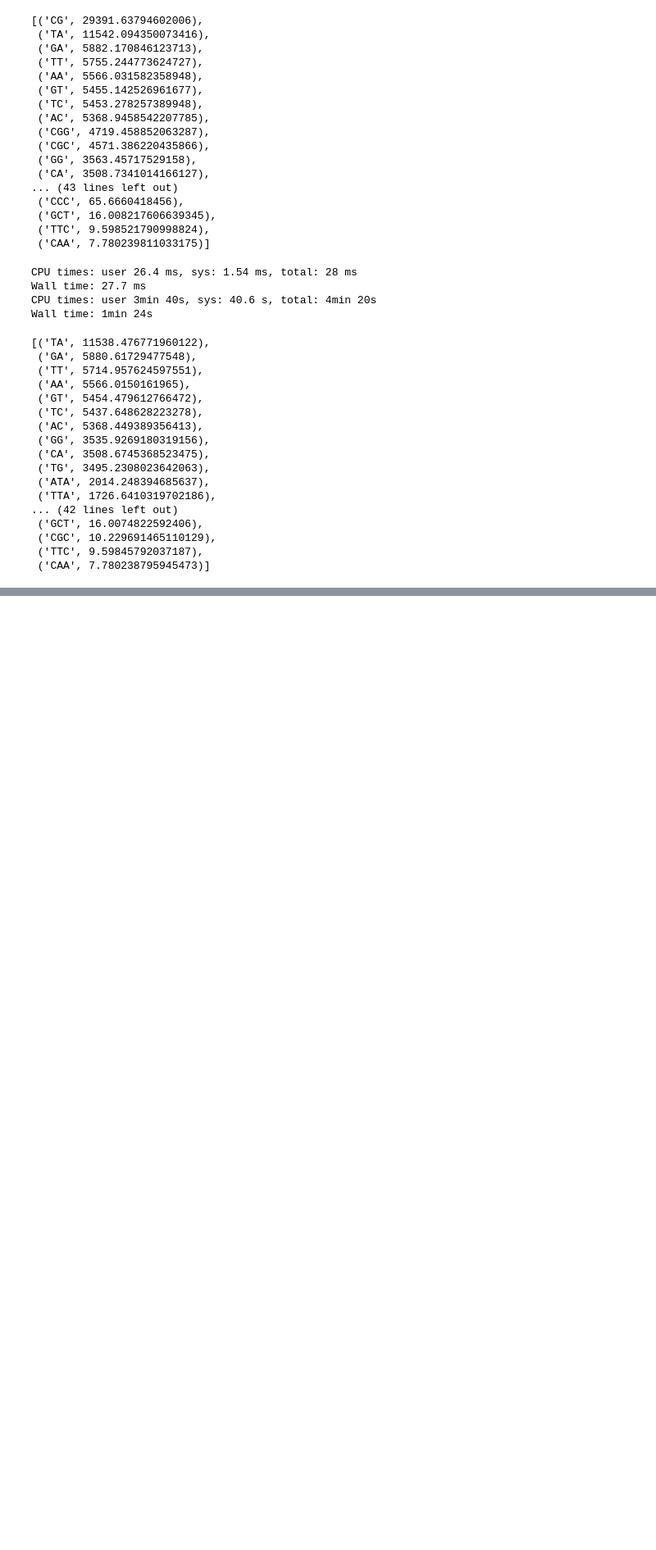
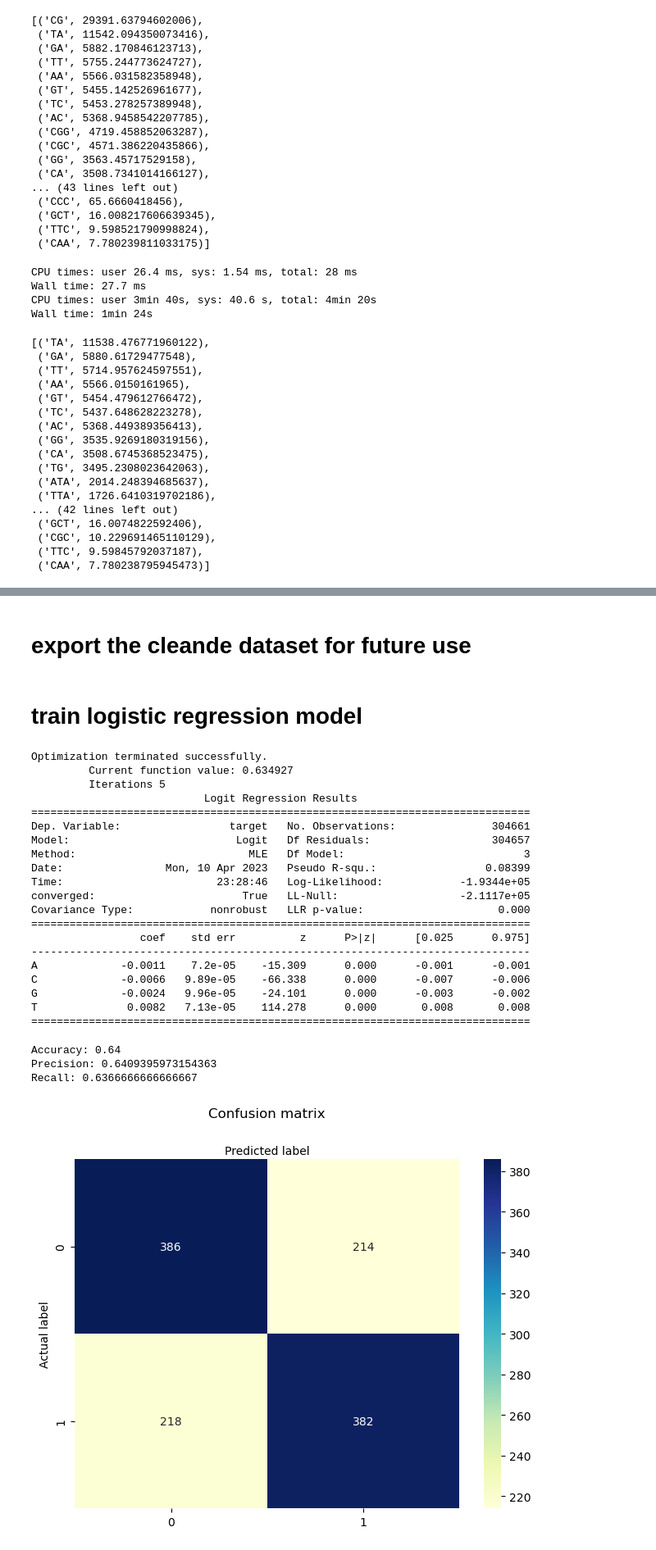
Before and after one commit to shashivish/RNA-ModX, a Jupyter notebook: predictive_model/Logistic_Regression.ipynb, the cells around one changed output, grey strips where cells are left out. Shown at 82% size. Saved outputs shown, nothing was run; the diff lists cells and outputs as text; code cells hidden in the pictures; blank space fills up the shorter version.

Commit message:
commit for predictive models

```diff
--- a/predictive_model/Logistic_Regression.ipynb
+++ b/predictive_model/Logistic_Regression.ipynb
@@ -900,0 +1212,2 @@ Wall time: 38.1 ms
+# %% [markdown]
+# export the cleande dataset for future use
@@ -900,0 +1218,2 @@ Wall time: 38.1 ms
+# %% [markdown]
+# train logistic regression model
@@ -900,0 +1271,57 @@ Wall time: 38.1 ms
+# %%
+# import datasets
+train_X = pd.read_csv('/Users/eesoonhang/Desktop/capstone_data/train_in_encodedToNacSeq.csv', usecols=lambda x: x!= '*Unnamed*')
+train_y = pd.read_csv('/Users/eesoonhang/Desktop/capstone_data/train_out.csv', usecols=lambda x: x!= '*Unnamed*')
+test_X = pd.read_csv('/Users/eesoonhang/Desktop/capstone_data/test_in_encodedToNacSeq.csv', usecols=lambda x: x!= '*Unnamed*')
+test_y = pd.read_csv('/Users/eesoonhang/Desktop/capstone_data/test_out.csv', usecols=lambda x: x!= '*Unnamed*')
+
+# split to respective input datasets
+train_X_nac = train_X.iloc[:, 0:4]
+train_X_dac = train_X.iloc[:, 4:20]
+train_X_tac = train_X.iloc[:, 20:]
+test_X_nac = test_X.iloc[:, 0:4]
+test_X_dac = test_X.iloc[:, 4:20]
+test_X_tac = test_X.iloc[:, 20:]
+
+# compressed output y
+# transform target >=1 to 1
+def normalize_output(x):
+    return np.where(x.target>1, x.target/x.target, x.target)
+
+# compressed y-variable
+compressed_train_y = train_y.sum(axis=1).to_frame(name='target')
+compressed_test_y = test_y.sum(axis=1).to_frame(name='target')
+compressed_train_y.target = compressed_train_y.swifter.apply(normalize_output, axis=1)
+compressed_test_y.target = compressed_test_y.swifter.apply(normalize_output, axis=1)
+# %%
+# train model for nac-treated dataset
+model_nac = train_and_evaluate_logreg(train_X_nac, train_y, test_X_nac, test_y)
+
+# save the model
+import pickle
+pickle.dump(model_nac, open('/Users/eesoonhang/Desktop/Jupyter Project/Capstone - RNAModX/predictive_model/logreg_nac.pkl', 'wb'))
+# %% [output]
+Optimization terminated successfully.
+         Current function value: 0.634927
+         Iterations 5
+                           Logit Regression Results
+==============================================================================
+Dep. Variable:                 target   No. Observations:               304661
+Model:                          Logit   Df Residuals:                   304657
+Method:                           MLE   Df Model:                            3
+Date:                Mon, 10 Apr 2023   Pseudo R-squ.:                 0.08399
+Time:                        23:28:46   Log-Likelihood:            -1.9344e+05
+converged:                       True   LL-Null:                   -2.1117e+05
+Covariance Type:            nonrobust   LLR p-value:                     0.000
+==============================================================================
+                 coef    std err          z      P>|z|      [0.025      0.975]
+------------------------------------------------------------------------------
+A             -0.0011    7.2e-05    -15.309      0.000      -0.001      -0.001
+C             -0.0066   9.89e-05    -66.338      0.000      -0.007      -0.006
+G             -0.0024   9.96e-05    -24.101      0.000      -0.003      -0.002
+T              0.0082   7.13e-05    114.278      0.000       0.008       0.008
+==============================================================================
+Accuracy: 0.64
+Precision: 0.6409395973154363
+Recall: 0.6366666666666667
+[figure, added]
```
Also changed, not shown: parts of 32 cells of this notebook, 3 other files.
